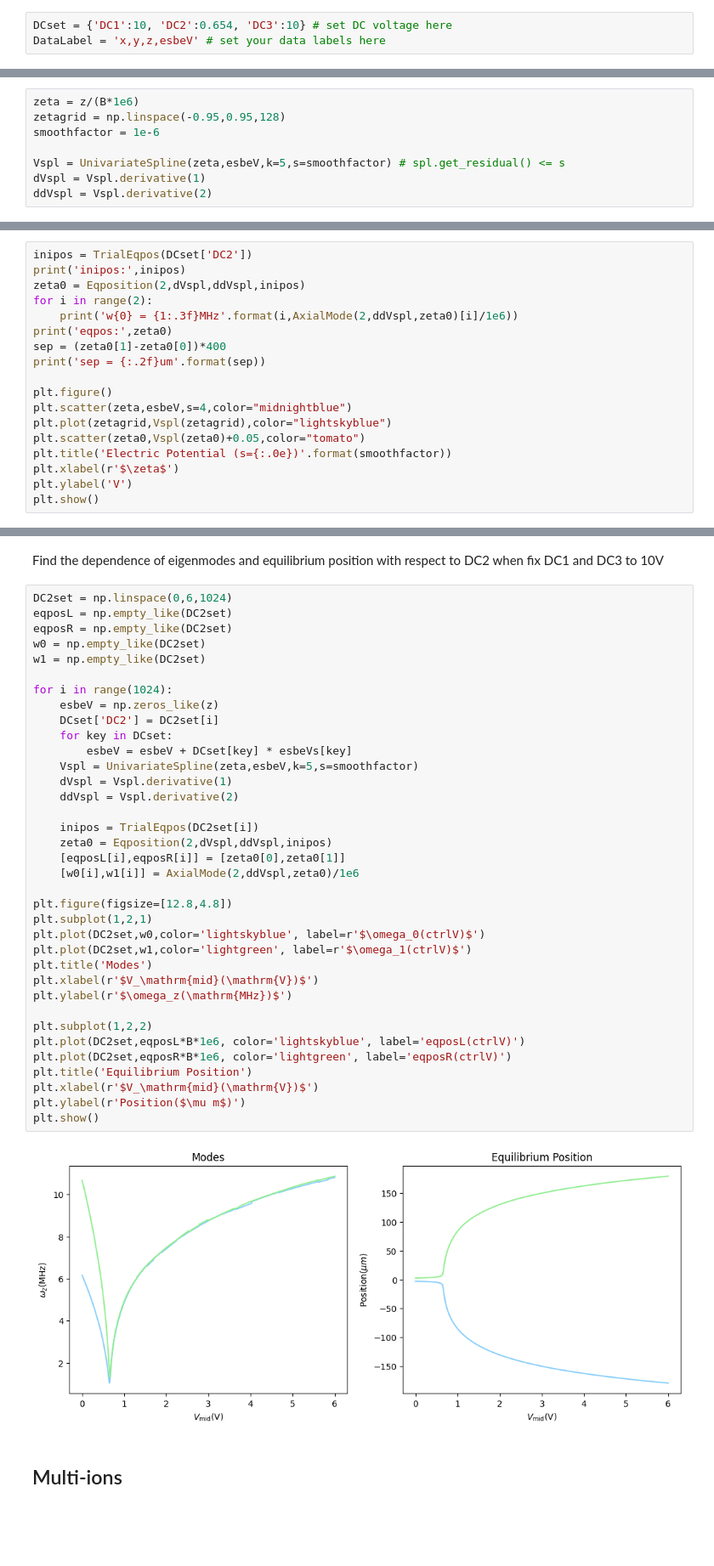
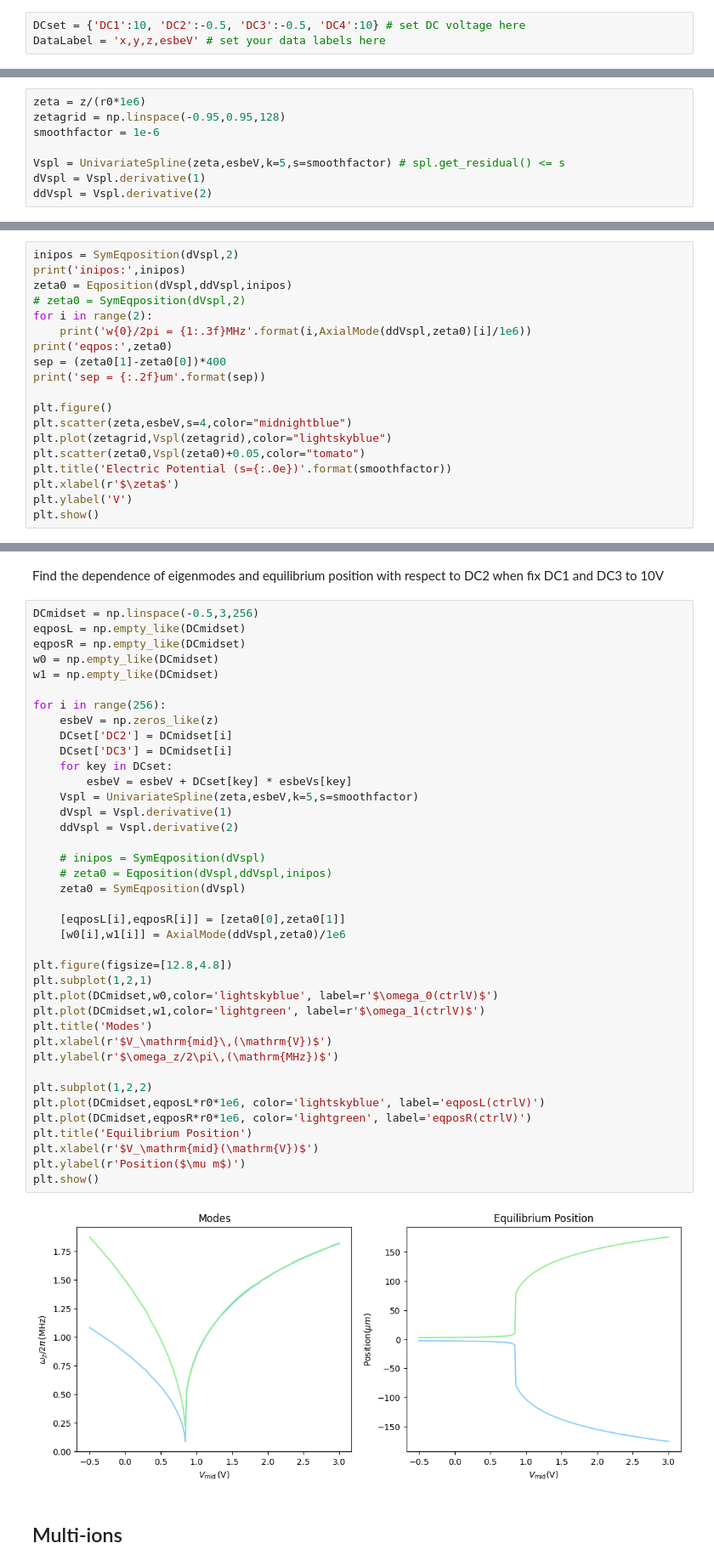
Before and after one commit to fengxiaot/bem-comsol, a Jupyter notebook: freq.ipynb, the cells around one changed output, grey strips where cells are left out. Shown at 85% size. Saved outputs shown, nothing was run; the diff lists cells and outputs as text; blank space fills up the shorter version.

```diff
--- a/freq.ipynb
+++ b/freq.ipynb
@@ -51,7 +51,7 @@ from globalvar import *
 from freqsol import *
 from load import *
 # %%
-DCset = {'DC1':10, 'DC2':0.654, 'DC3':10} # set DC voltage here
+DCset = {'DC1':10, 'DC2':-0.5, 'DC3':-0.5, 'DC4':10} # set DC voltage here
 DataLabel = 'x,y,z,esbeV' # set your data labels here
 # %% [markdown]
 Load data generated by COMSOL, and compute the electrical potential based on DC voltage settings
@@ -65,7 +65,7 @@ for DCi in DCset:
 # %% [markdown]
 Interpolate and get the potential function $V_\text{spl}(\zeta)$
 # %%
-zeta = z/(B*1e6)
+zeta = z/(r0*1e6)
 zetagrid = np.linspace(-0.95,0.95,128)
 smoothfactor = 1e-6
 
@@ -87,9 +77,10 @@ def TrialEqpos(V0):
 # %%
-inipos = TrialEqpos(DCset['DC2'])
+inipos = SymEqposition(dVspl,2)
 print('inipos:',inipos)
-zeta0 = Eqposition(2,dVspl,ddVspl,inipos)
+zeta0 = Eqposition(dVspl,ddVspl,inipos)
+# zeta0 = SymEqposition(dVspl,2)
 for i in range(2):
-    print('w{0} = {1:.3f}MHz'.format(i,AxialMode(2,ddVspl,zeta0)[i]/1e6))
+    print('w{0}/2pi = {1:.3f}MHz'.format(i,AxialMode(ddVspl,zeta0)[i]/1e6))
 print('eqpos:',zeta0)
 sep = (zeta0[1]-zeta0[0])*400
 print('sep = {:.2f}um'.format(sep))
@@ -112,43 +103,46 @@ sep = 26.87um
 # %% [markdown]
 Find the dependence of eigenmodes and equilibrium position with respect to DC2 when fix DC1 and DC3 to 10V
 # %%
-DC2set = np.linspace(0,6,1024)
-eqposL = np.empty_like(DC2set)
-eqposR = np.empty_like(DC2set)
-w0 = np.empty_like(DC2set)
-w1 = np.empty_like(DC2set)
+DCmidset = np.linspace(-0.5,3,256)
+eqposL = np.empty_like(DCmidset)
+eqposR = np.empty_like(DCmidset)
+w0 = np.empty_like(DCmidset)
+w1 = np.empty_like(DCmidset)
 
-for i in range(1024):
+for i in range(256):
     esbeV = np.zeros_like(z)
-    DCset['DC2'] = DC2set[i]
+    DCset['DC2'] = DCmidset[i]
+    DCset['DC3'] = DCmidset[i]
     for key in DCset:
         esbeV = esbeV + DCset[key] * esbeVs[key]
     Vspl = UnivariateSpline(zeta,esbeV,k=5,s=smoothfactor)
     dVspl = Vspl.derivative(1)
     ddVspl = Vspl.derivative(2)
 
-    inipos = TrialEqpos(DC2set[i])
-    zeta0 = Eqposition(2,dVspl,ddVspl,inipos)
+    # inipos = SymEqposition(dVspl)
+    # zeta0 = Eqposition(dVspl,ddVspl,inipos)
+    zeta0 = SymEqposition(dVspl)
+
     [eqposL[i],eqposR[i]] = [zeta0[0],zeta0[1]]
-    [w0[i],w1[i]] = AxialMode(2,ddVspl,zeta0)/1e6
+    [w0[i],w1[i]] = AxialMode(ddVspl,zeta0)/1e6
 
 plt.figure(figsize=[12.8,4.8])
 plt.subplot(1,2,1)
-plt.plot(DC2set,w0,color='lightskyblue', label=r'$\omega_0(ctrlV)$')
-plt.plot(DC2set,w1,color='lightgreen', label=r'$\omega_1(ctrlV)$')
+plt.plot(DCmidset,w0,color='lightskyblue', label=r'$\omega_0(ctrlV)$')
+plt.plot(DCmidset,w1,color='lightgreen', label=r'$\omega_1(ctrlV)$')
 plt.title('Modes')
-plt.xlabel(r'$V_\mathrm{mid}(\mathrm{V})$')
-plt.ylabel(r'$\omega_z(\mathrm{MHz})$')
+plt.xlabel(r'$V_\mathrm{mid}\,(\mathrm{V})$')
+plt.ylabel(r'$\omega_z/2\pi\,(\mathrm{MHz})$')
 
 plt.subplot(1,2,2)
-plt.plot(DC2set,eqposL*B*1e6, color='lightskyblue', label='eqposL(ctrlV)')
-plt.plot(DC2set,eqposR*B*1e6, color='lightgreen', label='eqposR(ctrlV)')
+plt.plot(DCmidset,eqposL*r0*1e6, color='lightskyblue', label='eqposL(ctrlV)')
+plt.plot(DCmidset,eqposR*r0*1e6, color='lightgreen', label='eqposR(ctrlV)')
 plt.title('Equilibrium Position')
 plt.xlabel(r'$V_\mathrm{mid}(\mathrm{V})$')
 plt.ylabel(r'Position($\mu m$)')
 plt.show()
 # %% [output]
-[figure, old version]
+[figure, new version]
 # %% [markdown]
 ## Multi-ions
 # %%
```
Also changed, not shown: parts of 9 cells of this notebook, 11 other files.
